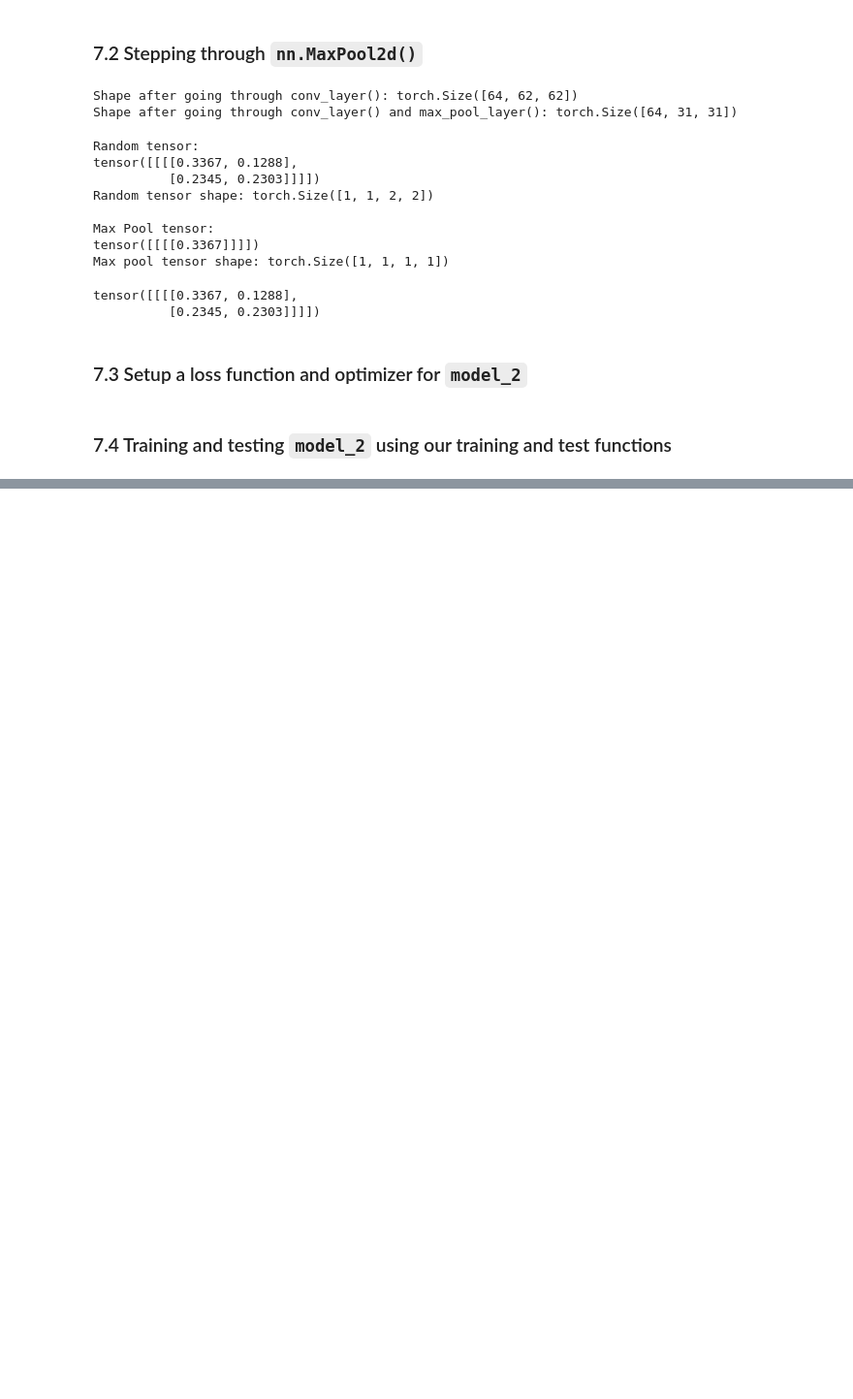
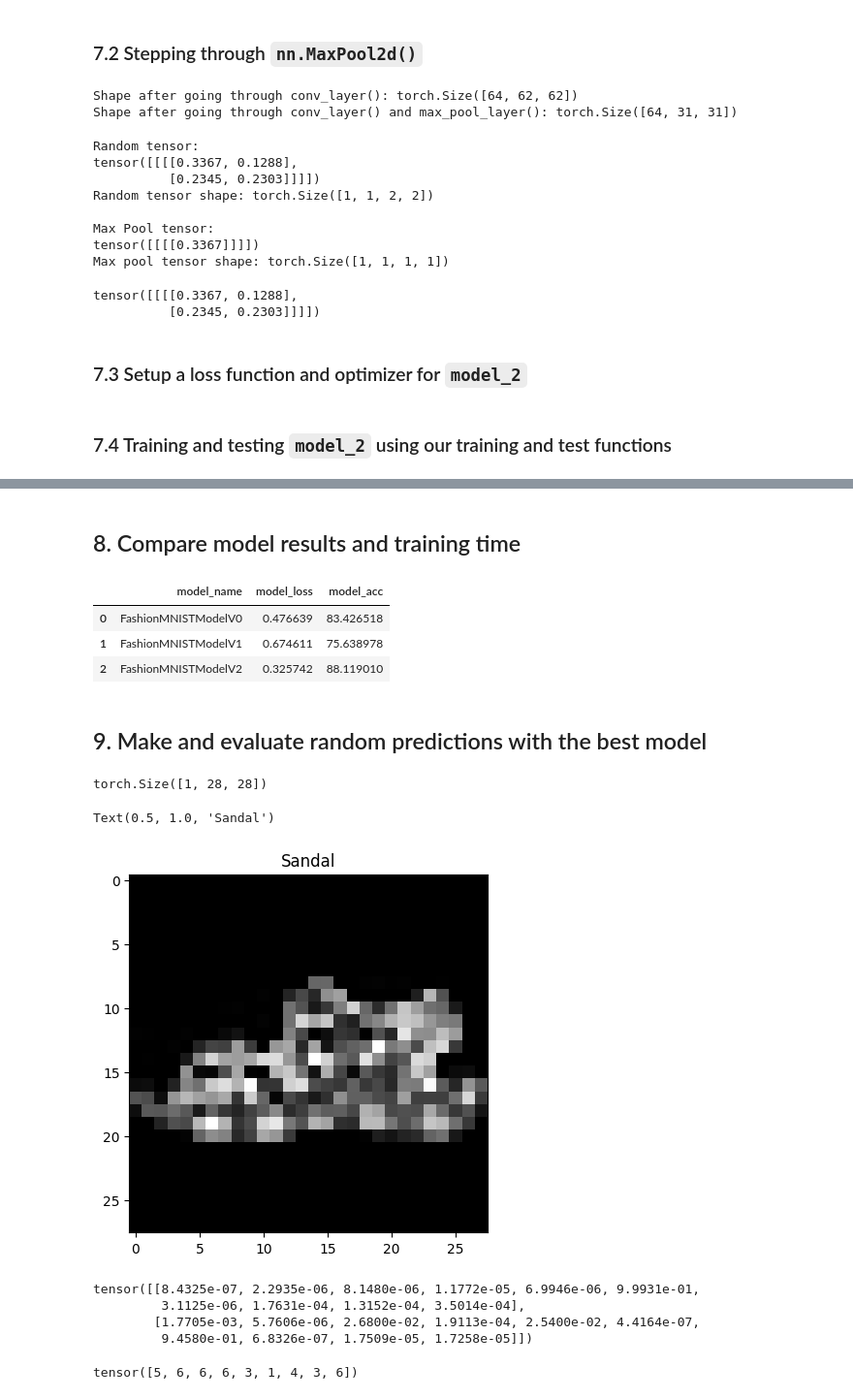
Before and after one commit to Jayden-Trading/PyTorch-Deep-Learning, a Jupyter notebook: 03_pytorch_computer_vision_vision.ipynb, the cells around one changed output, grey strips where cells are left out. Shown at 97% size. Drawn from its saved outputs; the diff is of its cells as text; code cells hidden in the pictures; blank space fills up the shorter version.

```diff
--- a/03_pytorch_computer_vision_vision.ipynb
+++ b/03_pytorch_computer_vision_vision.ipynb
@@ -906,0 +912,11 @@ model_2_results
+# %% [markdown]
+## 8. Compare model results and training time
+# %%
+import pandas as pd
+compare_results = pd.DataFrame([model_0_results, model_1_results, model_2_results])
+compare_results
+# %% [output]
+|  | model_name | model_loss | model_acc |
+| 0 | FashionMNISTModelV0 | 0.476639 | 83.426518 |
+| 1 | FashionMNISTModelV1 | 0.674611 | 75.638978 |
+| 2 | FashionMNISTModelV2 | 0.325742 | 88.119010 |
@@ -906,0 +925,2 @@ model_2_results
+# %% [markdown]
+## 9. Make and evaluate random predictions with the best model
@@ -906,0 +951,36 @@ model_2_results
+# %%
+import random
+# random.seed(42)
+test_samples = []
+test_labels = []
+for sample ,label in random.sample(list(test_data), k=9):
+    test_samples.append(sample)
+    test_labels.append(label)
+
+# View the first sample shape
+test_samples[0].shape
+# %% [output]
+torch.Size([1, 28, 28])
+# %%
+plt.imshow(test_samples[0].squeeze(), cmap="gray")
+plt.title(class_names[test_labels[0]])
+# %% [output]
+Text(0.5, 1.0, 'Sandal')
+[figure, added]
+# %%
+# Make predictions
+pred_probs = make_predictions(model=model_2, data=test_samples)
+
+# View the first two prediction probabilities
+pred_probs[:2]
+# %% [output]
+tensor([[8.4325e-07, 2.2935e-06, 8.1480e-06, 1.1772e-05, 6.9946e-06, 9.9931e-01,
+         3.1125e-06, 1.7631e-04, 1.3152e-04, 3.5014e-04],
+        [1.7705e-03, 5.7606e-06, 2.6800e-02, 1.9113e-04, 2.5400e-02, 4.4164e-07,
+         9.4580e-01, 6.8326e-07, 1.7509e-05, 1.7258e-05]])
+# %%
+# Convert prediction probabilites to labels
+pred_classes = pred_probs.argmax(dim=1)
+pred_classes
+# %% [output]
+tensor([5, 6, 6, 6, 3, 1, 4, 3, 6])
```
Also changed, not shown: parts of 19 cells of this notebook, 1 other file.
